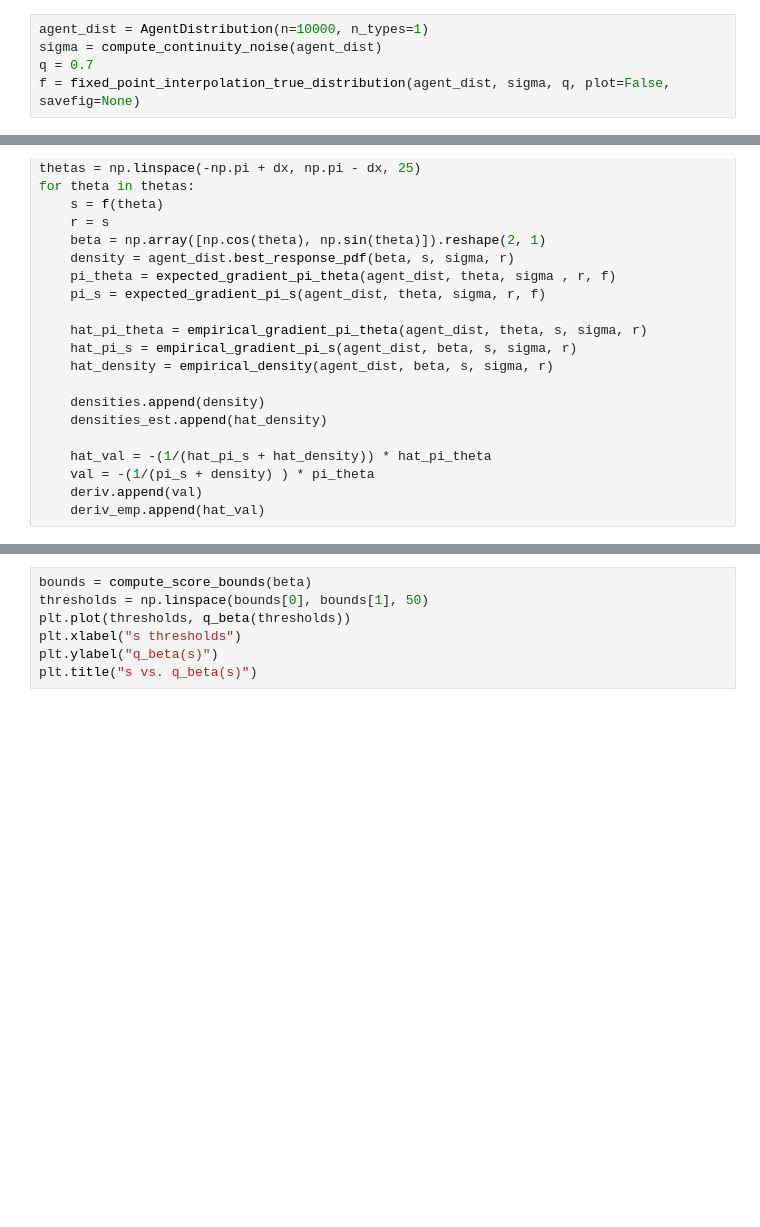
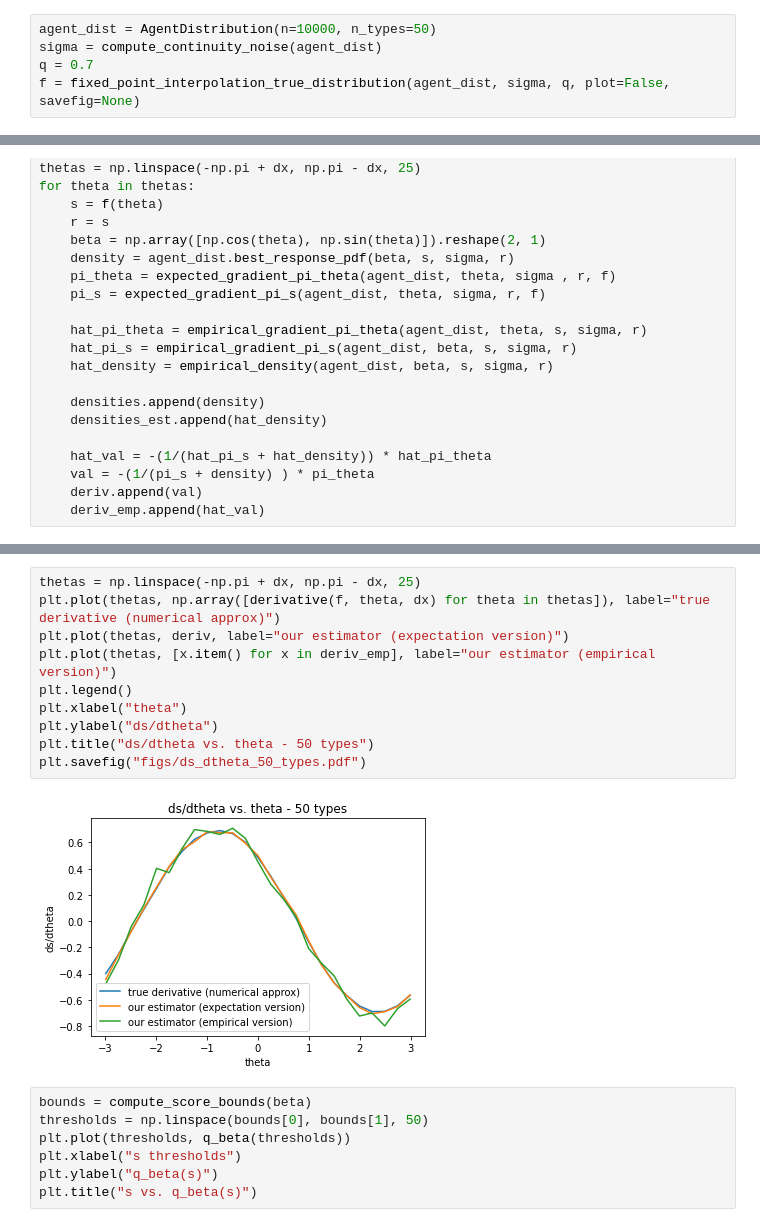
Before and after one commit to roshni714/ml-with-strategic-agents, a Jupyter notebook: approx-ds-dbeta.ipynb, the cells around one changed output, grey strips where cells are left out. Drawn from its saved outputs; the diff is of its cells as text; blank space fills up the shorter version.

```diff
--- a/approx-ds-dbeta.ipynb
+++ b/approx-ds-dbeta.ipynb
@@ -12,7 +12,7 @@ from utils import compute_continuity_noise
 from reparametrized_gradient import expected_gradient_pi_theta, empirical_gradient_pi_theta, empirical_density
 from gradient_expected import expected_gradient_pi_s, empirical_gradient_pi_s
 # %%
-agent_dist = AgentDistribution(n=10000, n_types=1)
+agent_dist = AgentDistribution(n=10000, n_types=50)
 sigma = compute_continuity_noise(agent_dist)
 q = 0.7
 f = fixed_point_interpolation_true_distribution(agent_dist, sigma, q, plot=False, savefig=None)
@@ -75,3 +63,15 @@ Text(0.5, 1.0, 'ds/dtheta vs. theta')
+# %%
+thetas = np.linspace(-np.pi + dx, np.pi - dx, 25)
+plt.plot(thetas, np.array([derivative(f, theta, dx) for theta in thetas]), label="true derivative (numerical approx)")
+plt.plot(thetas, deriv, label="our estimator (expectation version)")
+plt.plot(thetas, [x.item() for x in deriv_emp], label="our estimator (empirical version)")
+plt.legend()
+plt.xlabel("theta")
+plt.ylabel("ds/dtheta")
+plt.title("ds/dtheta vs. theta - 50 types")
+plt.savefig("figs/ds_dtheta_50_types.pdf")
+# %% [output]
+[figure, added]
 # %%
 bounds = compute_score_bounds(beta)
 thresholds = np.linspace(bounds[0], bounds[1], 50)
```
Also changed, not shown: parts of 4 cells of this notebook, 2 other files.
